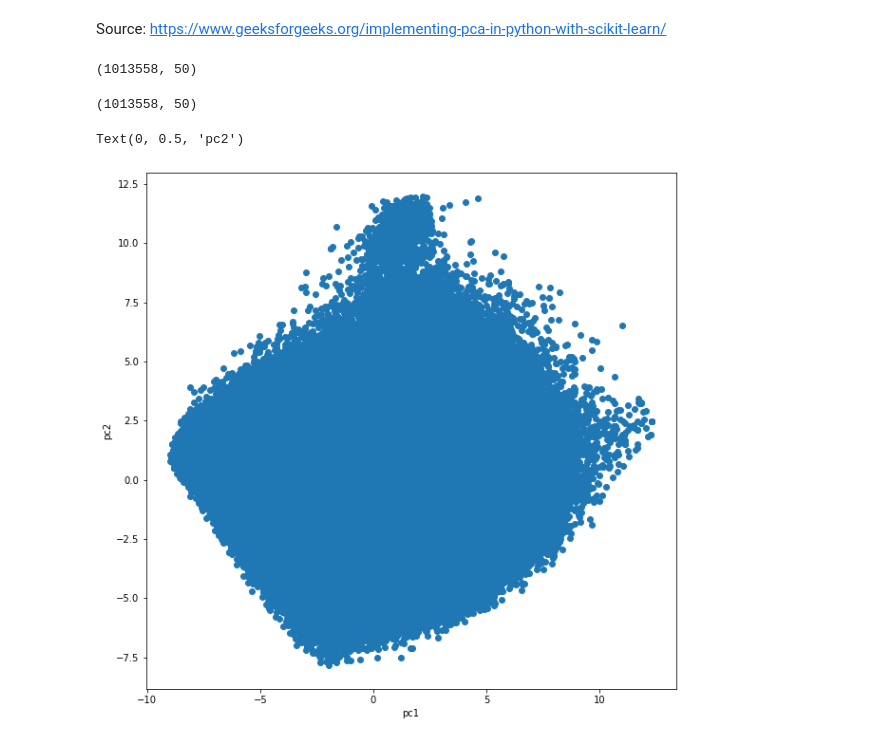
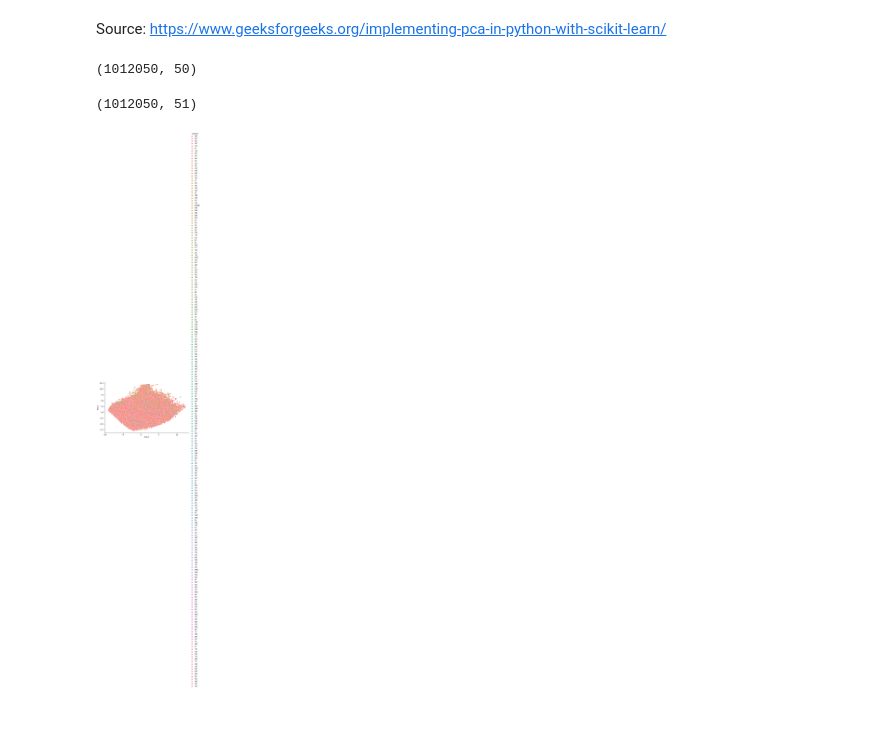
Before and after one commit to CodingPenguin1/Data-Analysis, a Jupyter notebook: dimensionality-reduction/ocean_personality_pca.ipynb, the cells around one changed output. Saved outputs shown, nothing was run; the diff lists cells and outputs as text; code cells hidden in the pictures; blank space fills up the shorter version.

Commit message:
Added target var recoloring on pca

```diff
--- a/dimensionality-reduction/ocean_personality_pca.ipynb
+++ b/dimensionality-reduction/ocean_personality_pca.ipynb
@@ -24,8 +25,17 @@ if not exists(dataset_path):
 # Load dataset (https://www.kaggle.com/tunguz/big-five-personality-test)
 df = pd.read_csv(dataset_path + '/IPIP-FFM-data-8Nov2018/data-final.csv', sep='\t')
 
+# Drop weird numbers
+df.replace([np.inf, -np.inf], np.nan, inplace=True)
+df.dropna(inplace=True)
+
+# Grab list of unique values for target column to use for recolorization on PCA plot
+target = 'country'
+target_values = df[target].values.tolist()
+target_unique = df[target].unique()
+
 # Drop columns with string values
-df = df.drop(labels={'dateload', 'screenw', 'screenh', 'introelapse', 'testelapse', 'endelapse', 'IPC', 'country', 'lat_appx_lots_of_err', 'long_appx_lots_of_err',
+cleaned_df = df.drop(labels={'dateload', 'screenw', 'screenh', 'introelapse', 'testelapse', 'endelapse', 'IPC', 'country', 'lat_appx_lots_of_err', 'long_appx_lots_of_err',
         'EXT1_E', 'EXT2_E', 'EXT3_E',
        'EXT4_E', 'EXT5_E', 'EXT6_E', 'EXT7_E', 'EXT8_E', 'EXT9_E', 'EXT10_E',
        'EST1_E', 'EST2_E', 'EST3_E', 'EST4_E', 'EST5_E', 'EST6_E', 'EST7_E',
@@ -34,35 +44,38 @@ df = df.drop(labels={'dateload', 'screenw', 'screenh', 'introelapse', 'testelaps
        'CSN2_E', 'CSN3_E', 'CSN4_E', 'CSN5_E', 'CSN6_E', 'CSN7_E', 'CSN8_E',
        'CSN9_E', 'CSN10_E', 'OPN1_E', 'OPN2_E', 'OPN3_E', 'OPN4_E', 'OPN5_E',
        'OPN6_E', 'OPN7_E', 'OPN8_E', 'OPN9_E', 'OPN10_E'}, axis=1)
-df.replace([np.inf, -np.inf], np.nan, inplace=True)
-df.dropna(inplace=True)
 
-df.columns
-df.shape
+cleaned_df.columns
+cleaned_df.shape
 # %% [output]
-(1013558, 50)
+(1012050, 50)
 # %%
 # Scale data befor applying PCA
 scaling = StandardScaler()
 
 # Use fit and transform method
-scaling.fit(df)
-scaled_data = scaling.transform(df)
+scaling.fit(cleaned_df)
+scaled_data = scaling.transform(cleaned_df)
 
-# Set the n_components=3
-principal = PCA(n_components=min(df.shape))
-principal.fit(scaled_data)
-x = principal.transform(scaled_data)
+# Run PCA
+pca_scores = PCA(n_components=min(cleaned_df.shape)).fit_transform(scaled_data)
+pca_df = pd.DataFrame(pca_scores, columns=[f'PCA {i+1}' for i in range(min(cleaned_df.shape))])
+
+# Add recolorization column back in
+pca_df[target] = target_values
 
 # Check the dimensions of data after PCA
-print(x.shape)
+print(pca_df.shape)
 # %% [output]
-(1013558, 50)
+(1012050, 51)
 # %%
-plt.figure(figsize=(10,10))
-plt.scatter(x[:,0], x[:,1], cmap='plasma')
-plt.xlabel('pc1')
-plt.ylabel('pc2')
+# plt.figure(figsize=(10,10))
+# plt.scatter(pca_df[:,0], pca_df[:,1], cmap='plasma')
+# plt.xlabel('pc1')
+# plt.ylabel('pc2')
+
+# sns.relplot(data=pca_df, x='PCA 1', y='PCA 2', aspect=1.61)
+sns.relplot(data=pca_df, x='PCA 1', y='PCA 2', hue=target, hue_order=target_unique, aspect=1.61)
+plt.show()
 # %% [output]
-Text(0, 0.5, 'pc2')
-[figure, old version]
+[figure, new version]
```
Also changed, not shown: parts of 2 cells of this notebook.
